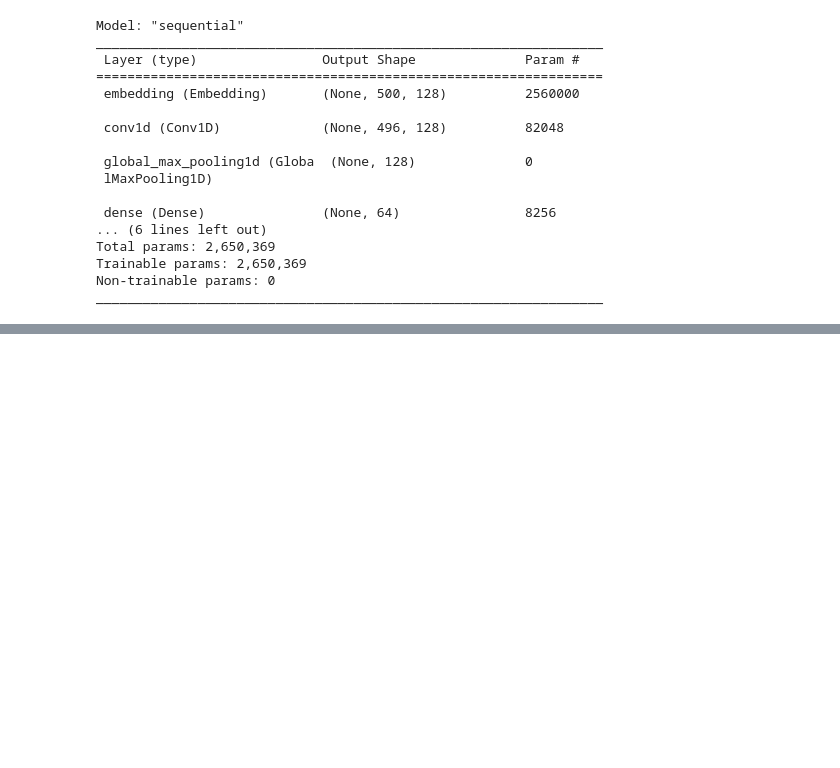
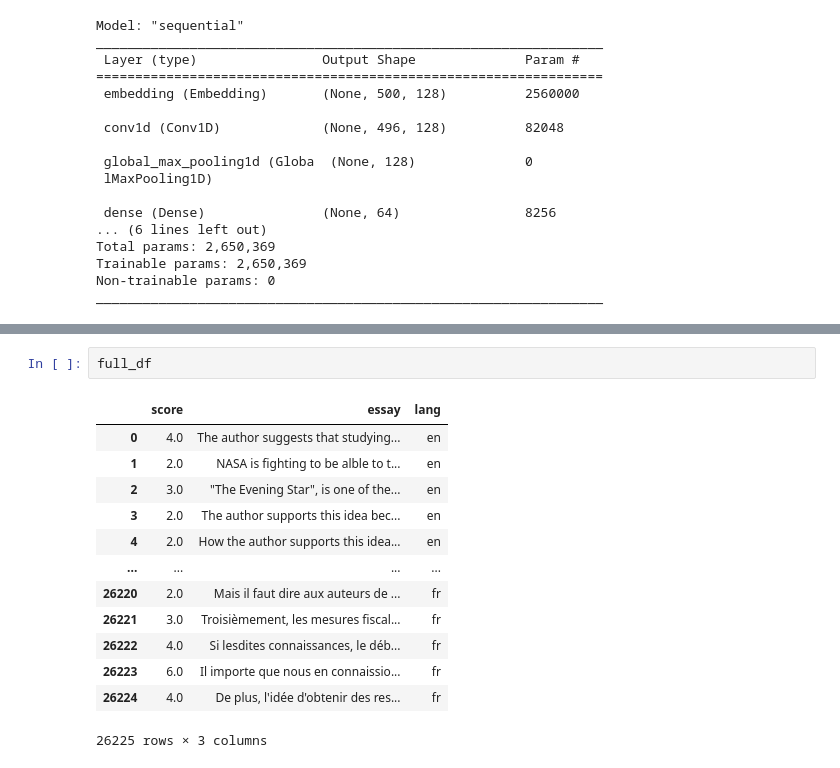
Before and after one commit to Rajeev30/Multilingual-Essay-Evaluator-using-Deep-Learning, a Jupyter notebook: Code.ipynb, the cells around one changed output, grey strips where cells are left out. Saved outputs shown, nothing was run; the diff lists cells and outputs as text; blank space fills up the shorter version.

```diff
--- a/Code.ipynb
+++ b/Code.ipynb
@@ -130,2 +126,18 @@ _________________________________________________________________
+# %%
+full_df
+# %% [output]
+|  | score | essay | lang |
+| 0 | 4.0 | The author suggests that studying... | en |
+| 1 | 2.0 | NASA is fighting to be alble to t... | en |
+| 2 | 3.0 | "The Evening Star", is one of the... | en |
+| 3 | 2.0 | The author supports this idea bec... | en |
+| 4 | 2.0 | How the author supports this idea... | en |
+| ... | ... | ... | ... |
+| 26220 | 2.0 | Mais il faut dire aux auteurs de ... | fr |
+| 26221 | 3.0 | Troisièmement, les mesures fiscal... | fr |
+| 26222 | 4.0 | Si lesdites connaissances, le déb... | fr |
+| 26223 | 6.0 | Il importe que nous en connaissio... | fr |
+| 26224 | 4.0 | De plus, l'idée d'obtenir des res... | fr |
+26225 rows × 3 columns
 # %%
 from sklearn.model_selection import train_test_split
```
Also changed, not shown: parts of 21 cells of this notebook.
